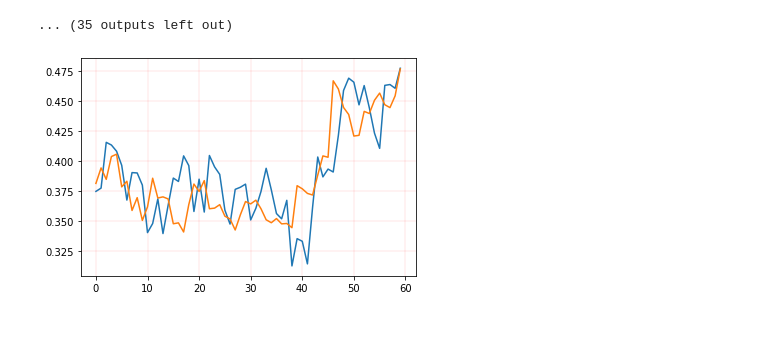
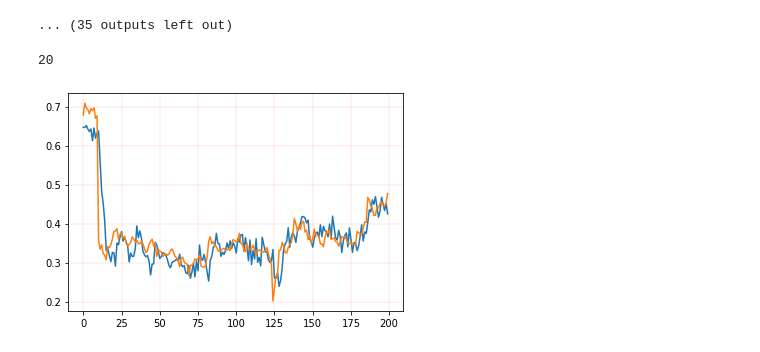
Before and after one commit to mraarabzadeh/University_prj, a Jupyter notebook: PCA_LSTM_ARIMA.ipynb, the cells around one changed output. Saved outputs shown, nothing was run; the diff lists cells and outputs as text; code cells hidden in the pictures.

```diff
--- a/PCA_LSTM_ARIMA.ipynb
+++ b/PCA_LSTM_ARIMA.ipynb
@@ -34,7 +34,7 @@ from ta.momentum import UltimateOscillator, StochasticOscillator, ROCIndicator,
 from statsmodels.tsa.arima_model import ARIMA
 WS = 20
 # %%
-df = pd.read_csv('/content/drive/My Drive/Colab Notebooks/newbit.csv').dropna()
+df = pd.read_csv('F:\\ut\\8\\proje\\data\\newbit.csv').dropna()
 df = df.iloc[[x for x in range(0,20000,10)]]
 # %%
 class Bitcoin(nn.Module):
@@ -184,7 +184,7 @@ test = train_set[-200:]
 torch.save(instance.state_dict(),'/content/drive/My Drive/Colab Notebooks/PCA_LSTM_OUT10_32Indicators_ws20.pn')
 # %%
 instance = Bitcoin(10,[200,300,100],1,WS)
-instance.load_state_dict(torch.load('/content/drive/My Drive/Colab Notebooks/PCA_LSTM_OUT10_32Indicators.pn'))
+instance.load_state_dict(torch.load('F:\\ut\\8\\proje\\PN_result\\PCA_LSTM_OUT10_32Indicators_ws20.pn'))
 instance = instance.cuda()
 # %%
 # instance.eval()
@@ -196,12 +196,16 @@ with torch.no_grad():
 
         preds.append(instance.forward(item))
         real.append(y)
+# %%
+instance.ws
+# %% [output]
+20
 # %%
-plt.plot(range(60), preds[-60:],)
+plt.plot(range(200), preds[-200:],)
 # plt.show()
 plt.grid(color='r', linestyle='-', linewidth=.1, zorder=.1)
 # plt.show()
-plt.plot(range(60), real[-60:])
+plt.plot(range(200), real[-200:])
 plt.show()
 # %% [output]
-[figure, old version]
+[figure, new version]
```
Also changed, not shown: 12 other files.
